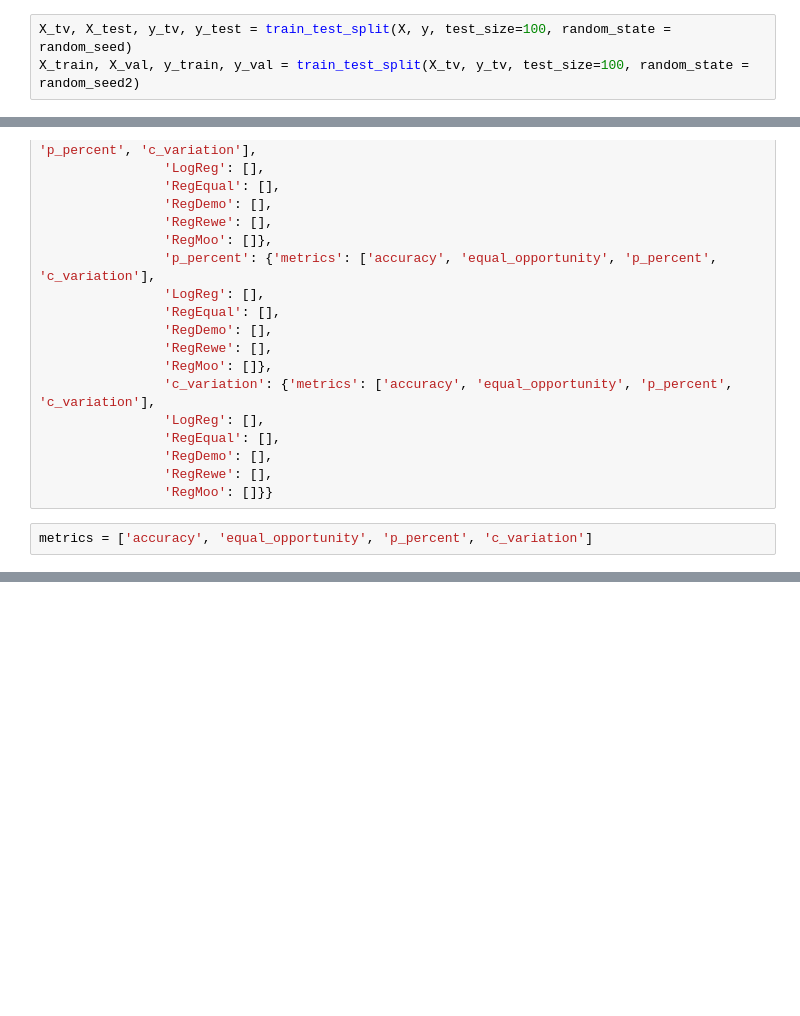
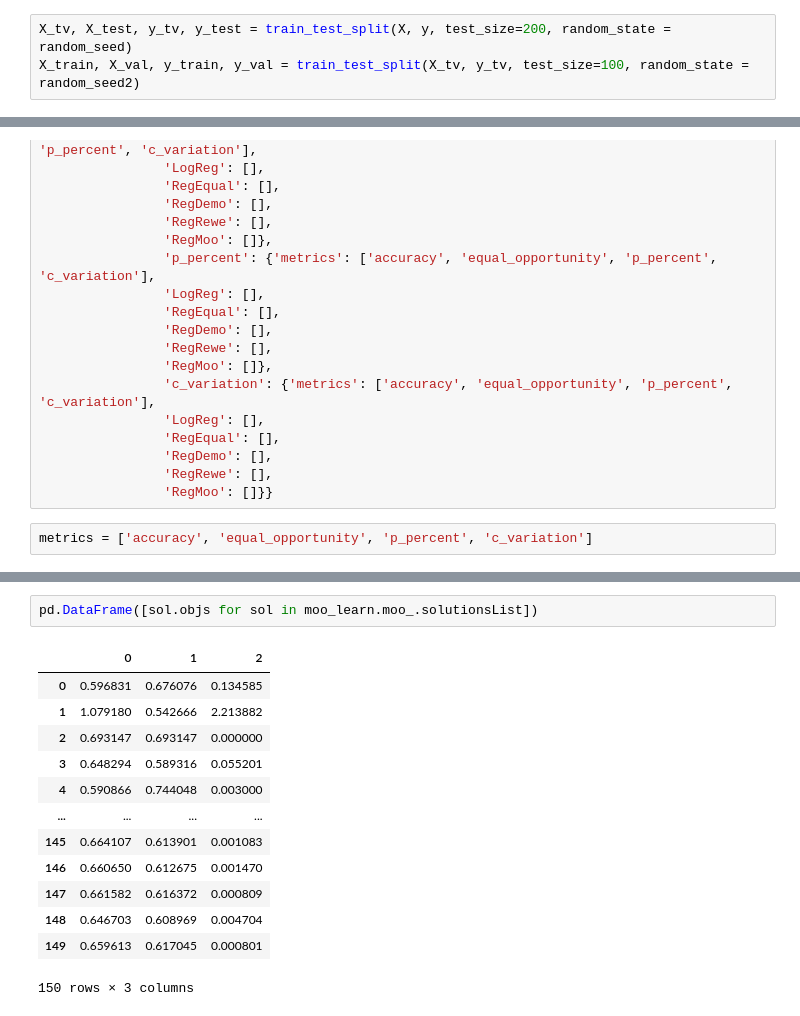
Before and after one commit to viguardieiro/moopt_fairness, a Jupyter notebook: Models comparison.ipynb, the cells around one changed output, grey strips where cells are left out. Saved outputs shown, nothing was run; the diff lists cells and outputs as text; blank space fills up the shorter version.

```diff
--- a/Models comparison.ipynb
+++ b/Models comparison.ipynb
@@ -69,5 +71,5 @@ random_seed2
 # %%
-X_tv, X_test, y_tv, y_test = train_test_split(X, y, test_size=100, random_state = random_seed)
+X_tv, X_test, y_tv, y_test = train_test_split(X, y, test_size=200, random_state = random_seed)
 X_train, X_val, y_train, y_val = train_test_split(X_tv, y_tv, test_size=100, random_state = random_seed2)
 # %%
 def calc_reweight(X, y):
@@ -444,0 +519,16 @@ optimize_metrics
+# %%
+pd.DataFrame([sol.objs for sol in moo_learn.moo_.solutionsList])
+# %% [output]
+|  | 0 | 1 | 2 |
+| 0 | 0.596831 | 0.676076 | 0.134585 |
+| 1 | 1.079180 | 0.542666 | 2.213882 |
+| 2 | 0.693147 | 0.693147 | 0.000000 |
+| 3 | 0.648294 | 0.589316 | 0.055201 |
+| 4 | 0.590866 | 0.744048 | 0.003000 |
+| ... | ... | ... | ... |
+| 145 | 0.664107 | 0.613901 | 0.001083 |
+| 146 | 0.660650 | 0.612675 | 0.001470 |
+| 147 | 0.661582 | 0.616372 | 0.000809 |
+| 148 | 0.646703 | 0.608969 | 0.004704 |
+| 149 | 0.659613 | 0.617045 | 0.000801 |
+150 rows × 3 columns
```
Also changed, not shown: parts of 18 cells of this notebook, 1 other file.
